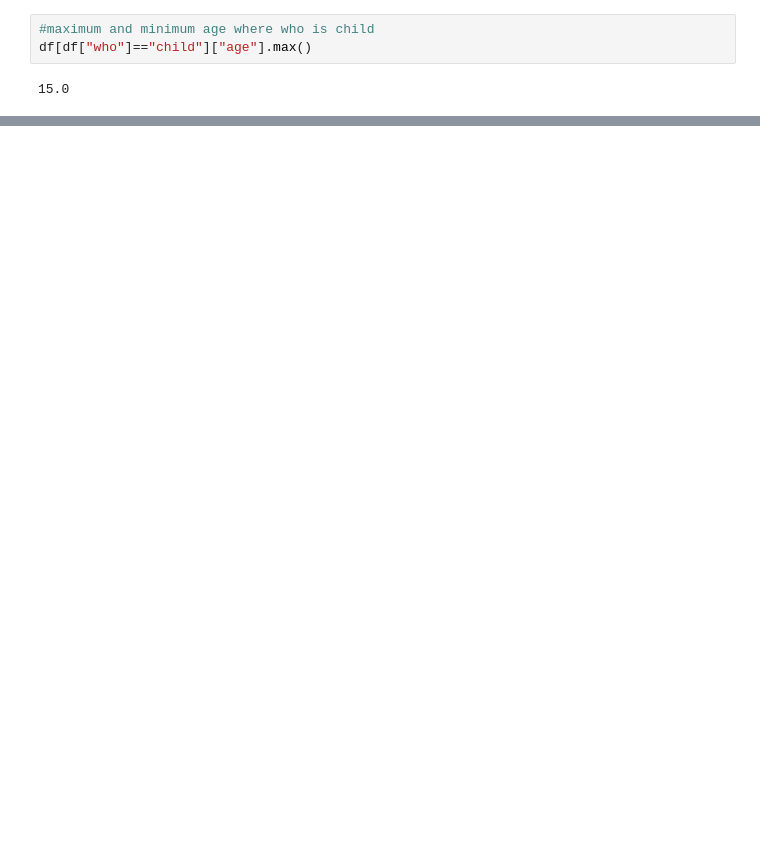
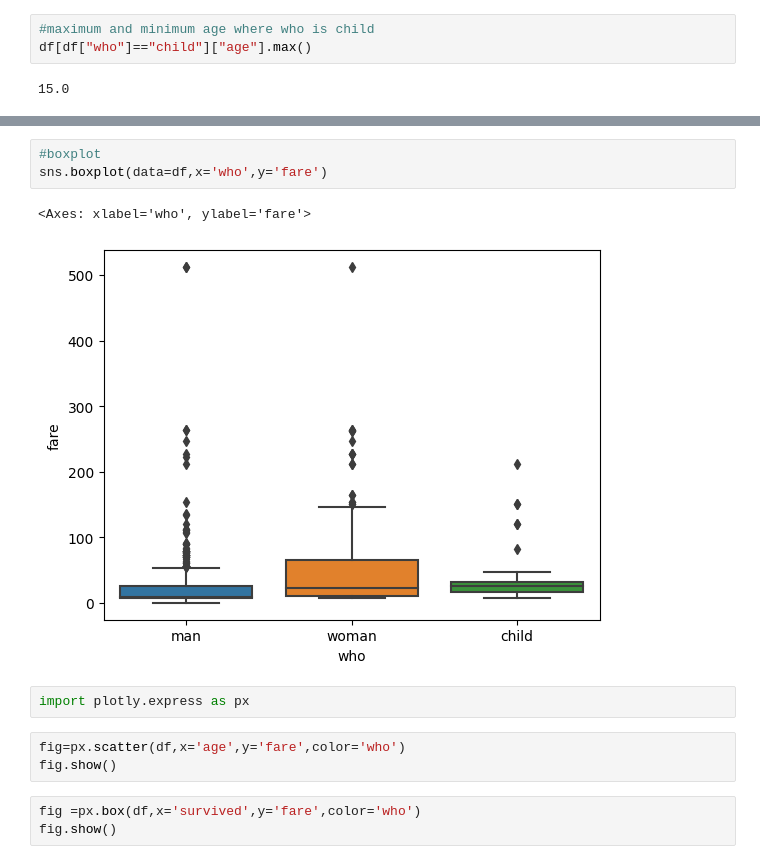
Before and after one commit to mursaleen-sengr/EDA_Day1, a Jupyter notebook: EDAontitanicdataset.ipynb, the cells around one changed output, grey strips where cells are left out. Drawn from its saved outputs; the diff is of its cells as text; blank space fills up the shorter version.

```diff
--- a/EDAontitanicdataset.ipynb
+++ b/EDAontitanicdataset.ipynb
@@ -203,0 +211,14 @@ df[df["who"]=="child"]["age"].max()
+# %%
+#boxplot
+sns.boxplot(data=df,x='who',y='fare')
+# %% [output]
+<Axes: xlabel='who', ylabel='fare'>
+[figure, added]
+# %%
+import plotly.express as px
+# %%
+fig=px.scatter(df,x='age',y='fare',color='who')
+fig.show()
+# %%
+fig =px.box(df,x='survived',y='fare',color='who')
+fig.show()
```
Also changed, not shown: parts of 8 cells of this notebook, 1 other file.
